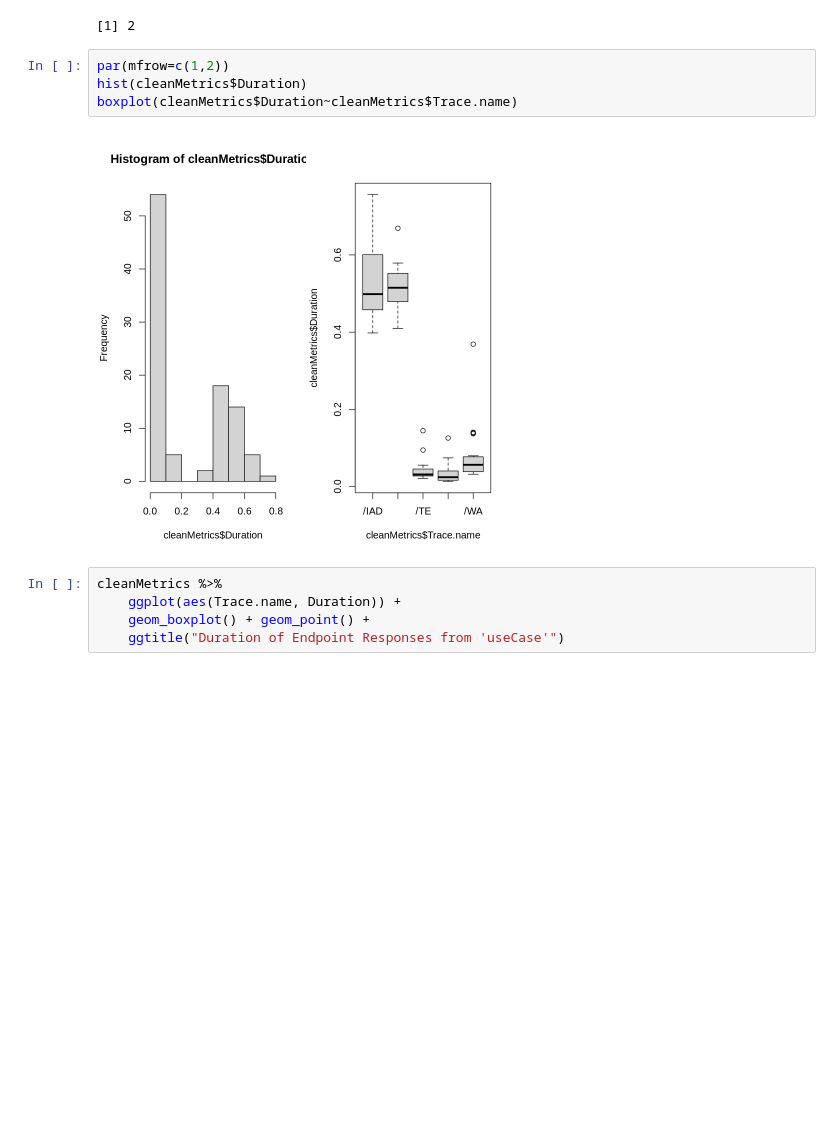
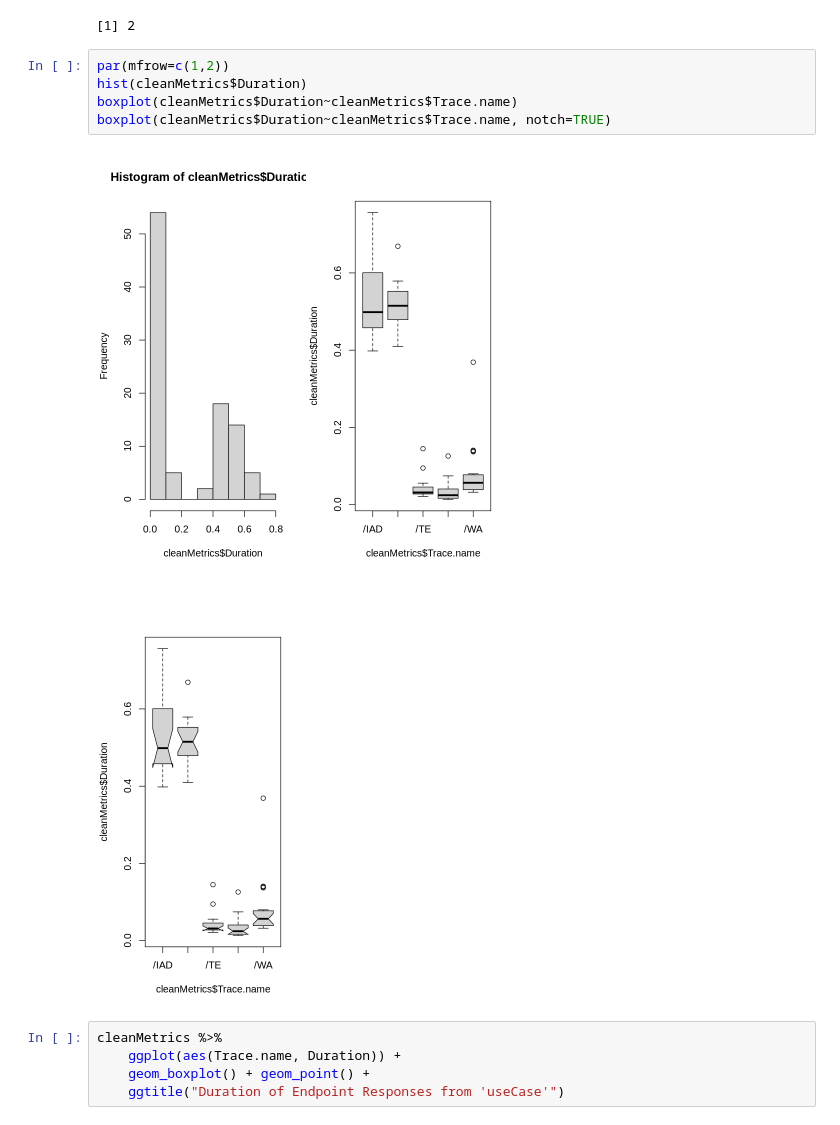
Before and after one commit to amurp003/dss-prototype, a Jupyter notebook: analysis/dss-span-analysis-rev1.ipynb, the cells around one changed output. Drawn from its saved outputs; the diff is of its cells as text; blank space fills up the shorter version.

```diff
--- a/analysis/dss-span-analysis-rev1.ipynb
+++ b/analysis/dss-span-analysis-rev1.ipynb
@@ -323,9 +397,11 @@ cleanMetrics <- cleanMetrics[-which(cleanMetrics$Duration %in% outliers),]
 # %%
 par(mfrow=c(1,2))
 hist(cleanMetrics$Duration)
 boxplot(cleanMetrics$Duration~cleanMetrics$Trace.name)
+boxplot(cleanMetrics$Duration~cleanMetrics$Trace.name, notch=TRUE)
 # %% [output]
 [figure]
+[figure, added]
 # %%
 cleanMetrics %>%
     ggplot(aes(Trace.name, Duration)) +
```
Also changed, not shown: parts of 13 cells of this notebook, 2 other files.
